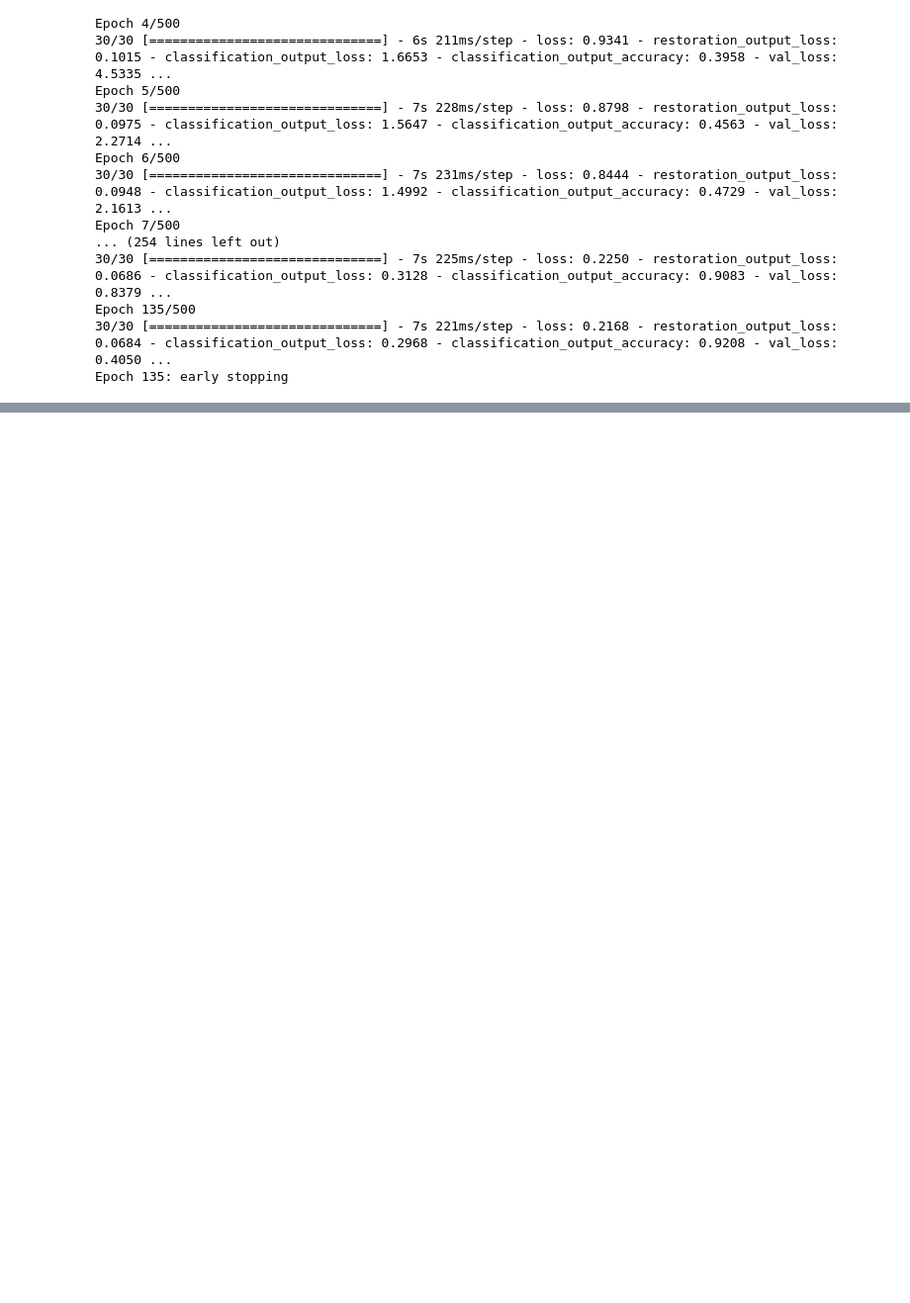
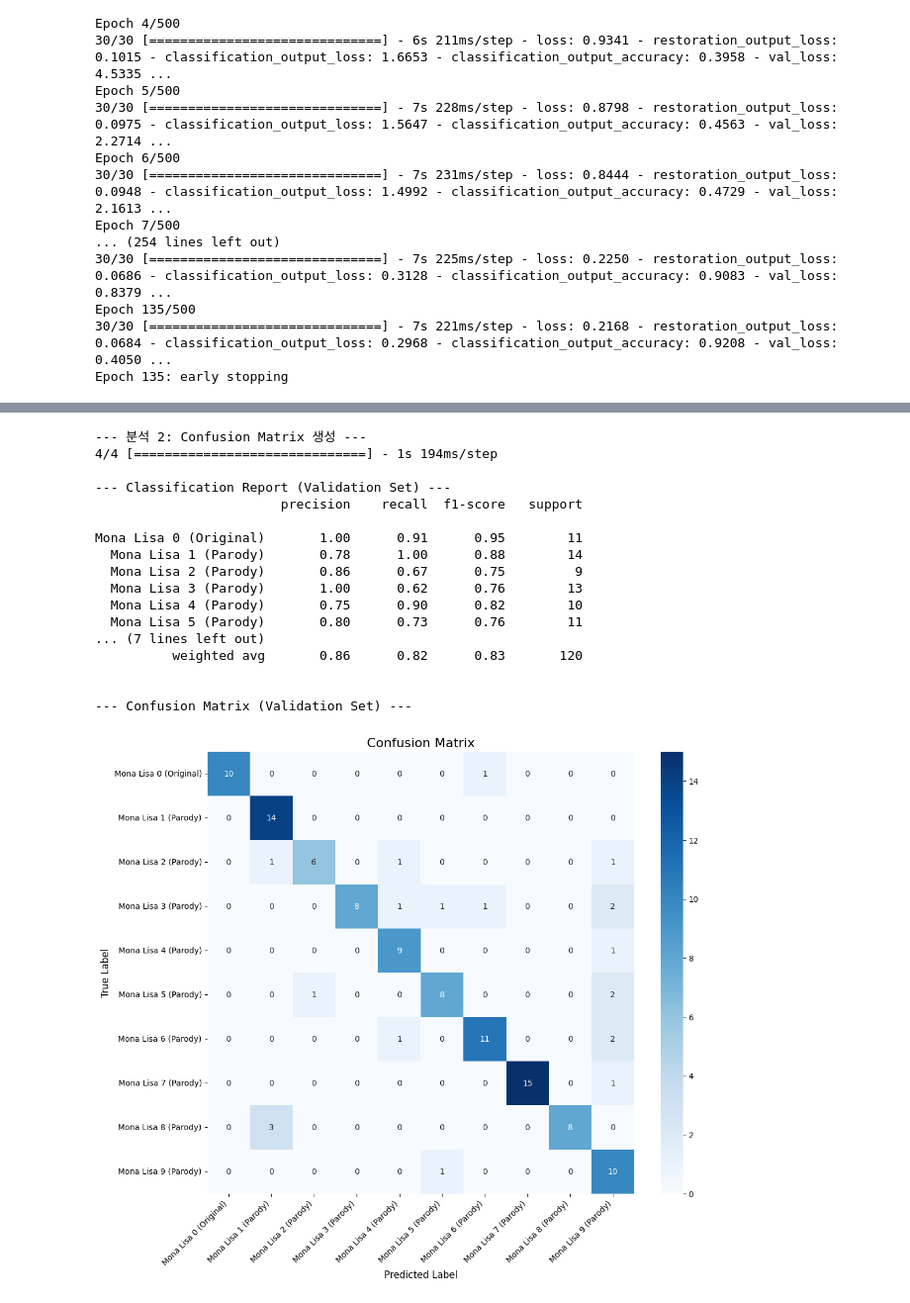
Before and after one commit to gwon9906/Denoise-and-Classify, a Jupyter notebook: binary.ipynb, the cells around one changed output, grey strips where cells are left out. Shown at 99% size. Cells and saved outputs as stored; diff of their text form; code cells hidden in the pictures; blank space fills up the shorter version.

```diff
--- a/binary.ipynb
+++ b/binary.ipynb
@@ -480,0 +625,55 @@ OSError: No file or directory found at best_classifier_model.keras
+# %%
+# Part 10: Confusion Matrix 분석
+
+from sklearn.metrics import classification_report, confusion_matrix
+import seaborn as sns
+
+print("\n--- 분석 2: Confusion Matrix 생성 ---")
+
+# Validation set 준비 (이미 이전 코드에 있음)
+split_index = int(len(X_data) * 0.8)
+X_val = X_data[split_index:]
+y_val = y_classify_data[split_index:] # 분류 정답만 필요
+
+# --- 1. Validation set에 대한 예측 수행 ---
+# best_model 예측 결과에서 분류 헤드의 출력([1])만 사용
+y_pred_probs = best_model.predict(X_val)[1]
+y_pred_classes = np.argmax(y_pred_probs, axis=1)
+
+# --- 2. Classification Report 출력 (각 클래스별 정밀도, 재현율 등) ---
+print("\n--- Classification Report (Validation Set) ---")
+# target_names에 이전에 정의한 class_names 리스트를 사용
+print(classification_report(y_val, y_pred_classes, target_names=class_names))
+
+# --- 3. Confusion Matrix 시각화 ---
+print("\n--- Confusion Matrix (Validation Set) ---")
+cm = confusion_matrix(y_val, y_pred_classes)
+
+plt.figure(figsize=(12, 10))
+sns.heatmap(cm, annot=True, fmt='d', cmap='Blues',
+            xticklabels=class_names, yticklabels=class_names)
+plt.title('Confusion Matrix', fontsize=16)
+plt.xlabel('Predicted Label', fontsize=12)
+plt.ylabel('True Label', fontsize=12)
+plt.xticks(rotation=45, ha='right')
+plt.yticks(rotation=0)
+plt.show()
+# %% [output]
+--- 분석 2: Confusion Matrix 생성 ---
+4/4 [==============================] - 1s 194ms/step
+
+--- Classification Report (Validation Set) ---
+                        precision    recall  f1-score   support
+
+Mona Lisa 0 (Original)       1.00      0.91      0.95        11
+  Mona Lisa 1 (Parody)       0.78      1.00      0.88        14
+  Mona Lisa 2 (Parody)       0.86      0.67      0.75         9
+  Mona Lisa 3 (Parody)       1.00      0.62      0.76        13
+  Mona Lisa 4 (Parody)       0.75      0.90      0.82        10
+  Mona Lisa 5 (Parody)       0.80      0.73      0.76        11
+... (7 lines left out)
+          weighted avg       0.86      0.82      0.83       120
+
+
+--- Confusion Matrix (Validation Set) ---
+[figure, added]
```
Also changed, not shown: parts of 3 cells of this notebook.
